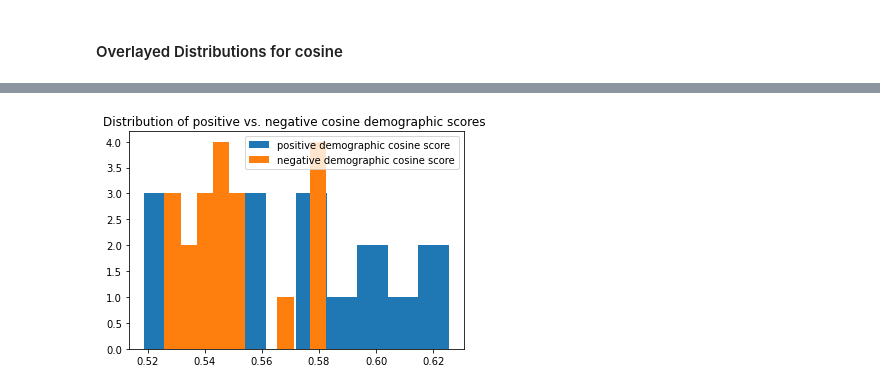
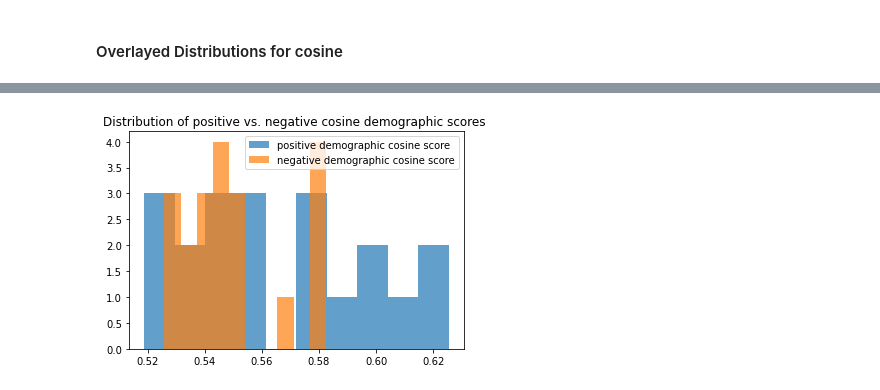
Before and after one commit to h2researchgroup/embeddings, a Jupyter notebook: word_movers_distance/Calculate_WMD_cos_scores.ipynb, the cells around one changed output, grey strips where cells are left out. Cells and saved outputs as stored; diff of their text form; code cells hidden in the pictures.

Commit message:
updated visuals
updated histograms to include stacked ones

```diff
--- a/word_movers_distance/Calculate_WMD_cos_scores.ipynb
+++ b/word_movers_distance/Calculate_WMD_cos_scores.ipynb
@@ -634,3 +535,10 @@ pos_rela.to_csv('pos_rela_sample_wmd_cos.csv')
 neg_rela.to_csv('neg_rela_sample_wmd_cos.csv')
 # %% [markdown]
 ## Inspecting Distribution of Similarity Metrics
+# %%
+pos_cult=pd.read_csv('pos_cult_sample_wmd_cos.csv')
+neg_cult=pd.read_csv('neg_cult_sample_wmd_cos.csv')
+pos_demog = pd.read_csv('pos_demog_sample_wmd_cos.csv')
+neg_demog = pd.read_csv('neg_demog_sample_wmd_cos.csv')
+pos_rela = pd.read_csv('pos_rela_sample_wmd_cos.csv')
+neg_rela = pd.read_csv('neg_rela_sample_wmd_cos.csv')
@@ -685,8 +663,8 @@ plt.show()
 # %%
-plt.hist(pos_demog['normalized_dem_cos'], label = 'positive demographic cosine score')
-plt.hist(neg_demog['normalized_dem_cos'], label = 'negative demographic cosine score')
+plt.hist(pos_demog['normalized_dem_cos'], label = 'positive demographic cosine score', alpha = 0.7)
+plt.hist(neg_demog['normalized_dem_cos'], label = 'negative demographic cosine score', alpha = 0.7)
 plt.title('Distribution of positive vs. negative cosine demographic scores ')
 plt.legend()
 plt.show()
 # %% [output]
-[figure, old version]
+[figure, new version]
```
Also changed, not shown: parts of 25 cells of this notebook.
